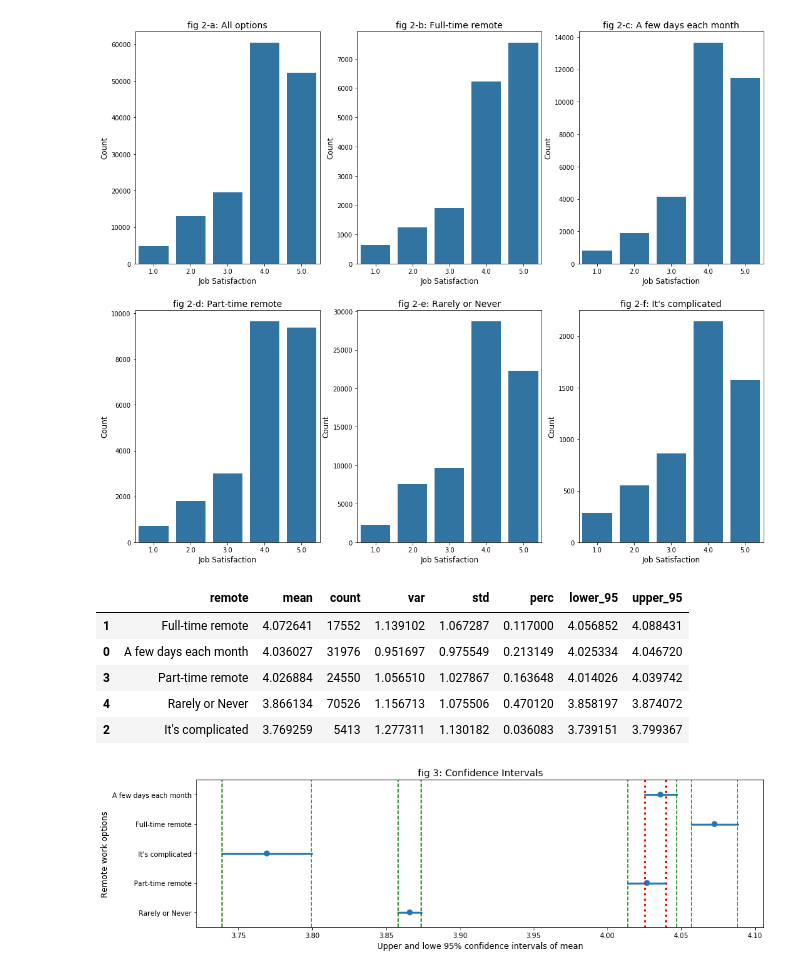
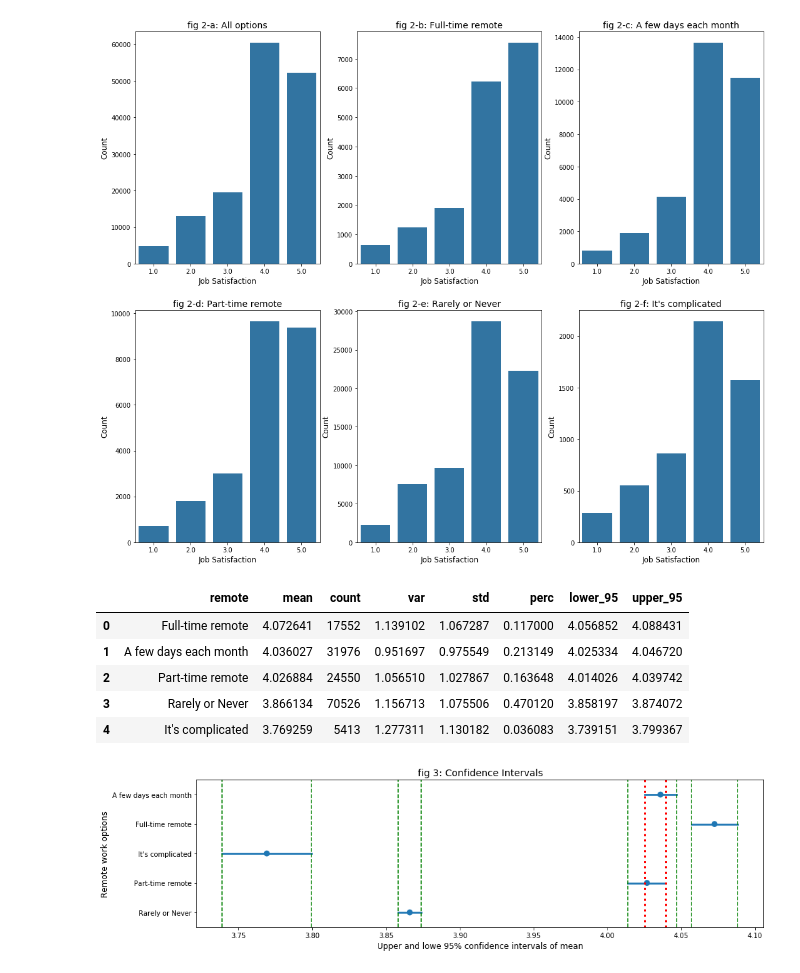
Before and after one commit to hamidkhbl/StackoverflowSurvey, a Jupyter notebook: RemoteAndJobSatisfaction.ipynb, the cells around one changed output. Drawn from its saved outputs; the diff is of its cells as text; code cells hidden in the pictures.

```diff
--- a/RemoteAndJobSatisfaction.ipynb
+++ b/RemoteAndJobSatisfaction.ipynb
@@ -174,16 +174,17 @@ def highlight_max(s):
 # %%
 # check significance
 df_mean = calc_amt(df, 'remote','CareerSat')
 
 df_mean.style.set_caption("Table 1: Remote working options description")
-df_mean.sort_values('mean', ascending = False).style.bar(subset=["mean"], color='lightgreen')
+columns = ['remote','mean','count','var','std','perc','lower_95','upper_95']
+df_mean.sort_values('mean', ascending = False).reset_index()[columns].style.bar(subset=["mean"], color='lightgreen')
 # %% [output]
 |  | remote | mean | count | var | std | perc | lower_95 | upper_95 |
-| 1 | Full-time remote | 4.072641 | 17552 | 1.139102 | 1.067287 | 0.117000 | 4.056852 | 4.088431 |
-| 0 | A few days each month | 4.036027 | 31976 | 0.951697 | 0.975549 | 0.213149 | 4.025334 | 4.046720 |
-| 3 | Part-time remote | 4.026884 | 24550 | 1.056510 | 1.027867 | 0.163648 | 4.014026 | 4.039742 |
-| 4 | Rarely or Never | 3.866134 | 70526 | 1.156713 | 1.075506 | 0.470120 | 3.858197 | 3.874072 |
-| 2 | It's complicated | 3.769259 | 5413 | 1.277311 | 1.130182 | 0.036083 | 3.739151 | 3.799367 |
+| 0 | Full-time remote | 4.072641 | 17552 | 1.139102 | 1.067287 | 0.117000 | 4.056852 | 4.088431 |
+| 1 | A few days each month | 4.036027 | 31976 | 0.951697 | 0.975549 | 0.213149 | 4.025334 | 4.046720 |
+| 2 | Part-time remote | 4.026884 | 24550 | 1.056510 | 1.027867 | 0.163648 | 4.014026 | 4.039742 |
+| 3 | Rarely or Never | 3.866134 | 70526 | 1.156713 | 1.075506 | 0.470120 | 3.858197 | 3.874072 |
+| 4 | It's complicated | 3.769259 | 5413 | 1.277311 | 1.130182 | 0.036083 | 3.739151 | 3.799367 |
 # %%
 plt.figure(figsize= [15,4])
 data1 = df_mean[['remote', 'upper_95']]
```
